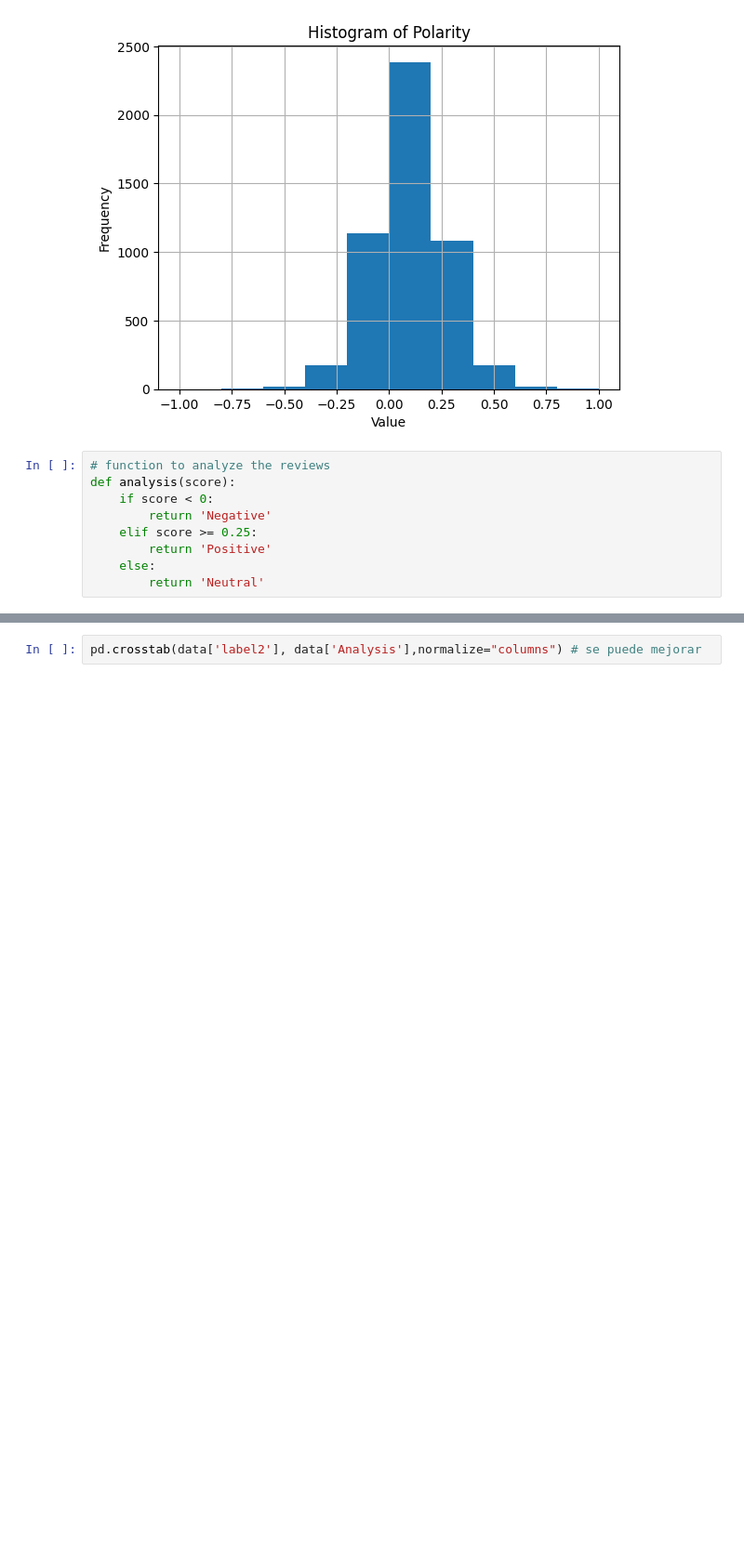
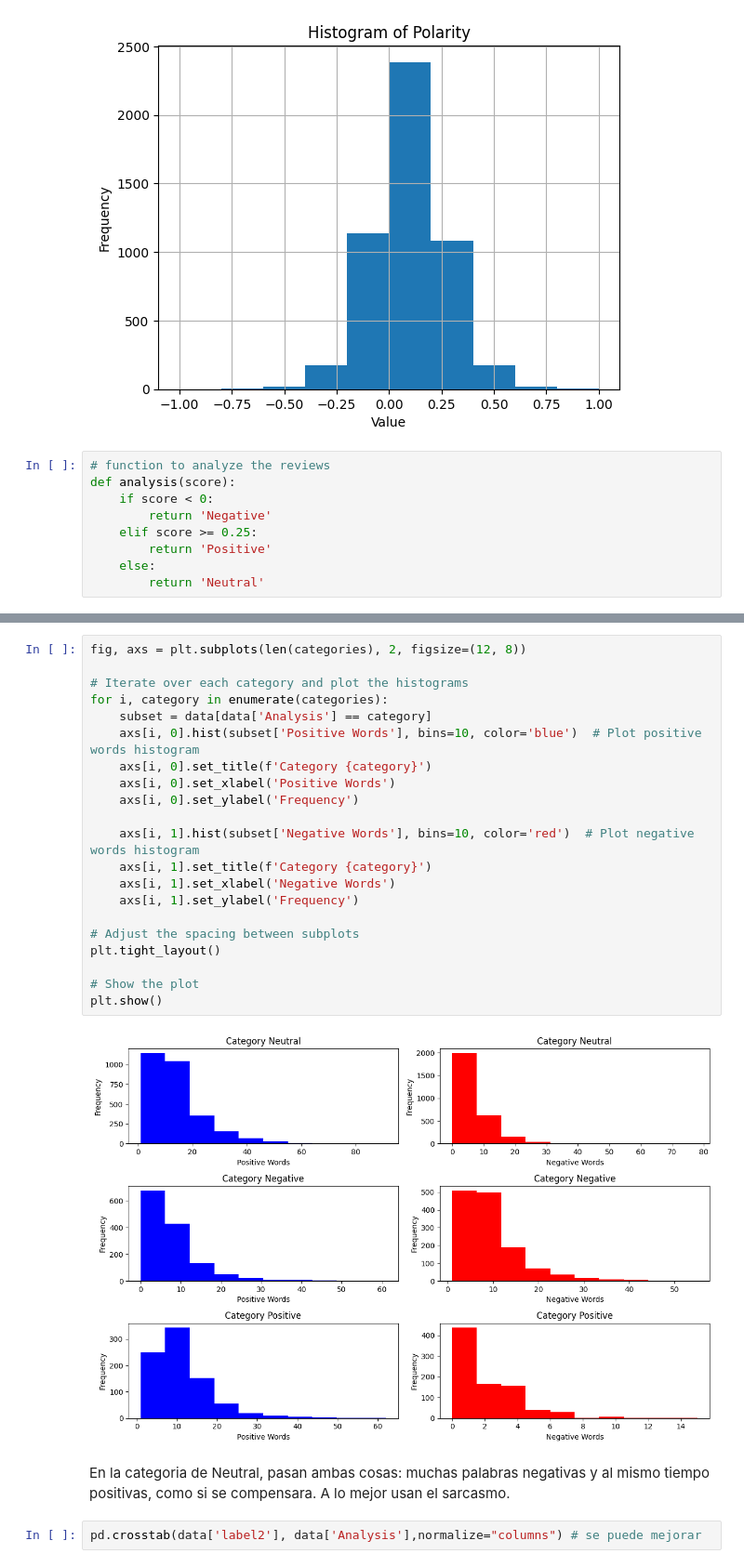
Before and after one commit to ArnoldoOliva/DatosMasivos, a Jupyter notebook: IMBD_REVIEWS_for_sentiment_analysis_Arnoldo_Oliva.ipynb, the cells around one changed output, grey strips where cells are left out. Shown at 93% size. Drawn from its saved outputs; the diff is of its cells as text; blank space fills up the shorter version.

```diff
--- a/IMBD_REVIEWS_for_sentiment_analysis_Arnoldo_Oliva.ipynb
+++ b/IMBD_REVIEWS_for_sentiment_analysis_Arnoldo_Oliva.ipynb
@@ -432,3 +517,28 @@ data.head()
+# %%
+fig, axs = plt.subplots(len(categories), 2, figsize=(12, 8))
+
+# Iterate over each category and plot the histograms
+for i, category in enumerate(categories):
+    subset = data[data['Analysis'] == category]
+    axs[i, 0].hist(subset['Positive Words'], bins=10, color='blue')  # Plot positive words histogram
+    axs[i, 0].set_title(f'Category {category}')
+    axs[i, 0].set_xlabel('Positive Words')
+    axs[i, 0].set_ylabel('Frequency')
+
+    axs[i, 1].hist(subset['Negative Words'], bins=10, color='red')  # Plot negative words histogram
+    axs[i, 1].set_title(f'Category {category}')
+    axs[i, 1].set_xlabel('Negative Words')
+    axs[i, 1].set_ylabel('Frequency')
+
+# Adjust the spacing between subplots
+plt.tight_layout()
+
+# Show the plot
+plt.show()
+# %% [output]
+[figure, added]
+# %% [markdown]
+En la categoria de Neutral, pasan ambas cosas: muchas palabras negativas y al mismo tiempo positivas, como si se compensara. A lo mejor usan el sarcasmo.
 # %%
 pd.crosstab(data['label2'], data['Analysis'],normalize="columns") # se puede mejorar
 # %% [output]
```
Also changed, not shown: parts of 9 cells of this notebook.
